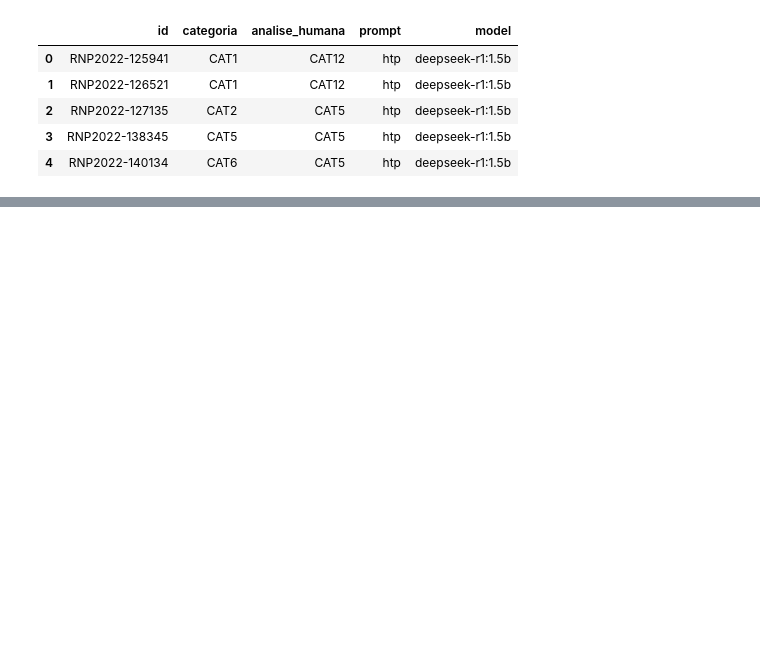
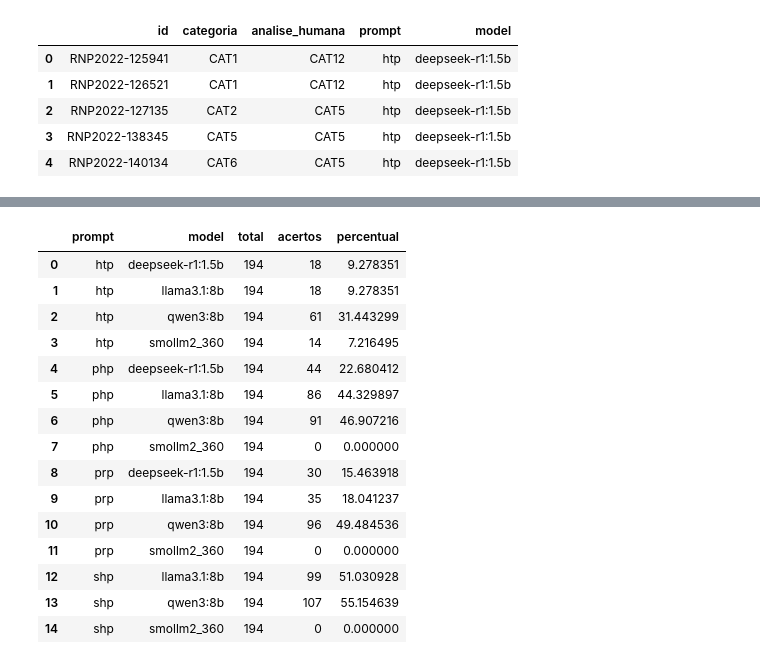
Before and after one commit to AILabs4All/FrameworkPE, a Jupyter notebook: teste_.ipynb, the cells around one changed output, grey strips where cells are left out. Saved outputs shown, nothing was run; the diff lists cells and outputs as text; code cells hidden in the pictures; blank space fills up the shorter version.

```diff
--- a/teste_.ipynb
+++ b/teste_.ipynb
@@ -379,0 +459,19 @@ df_final
+# %%
+resultado
+# %% [output]
+|  | prompt | model | total | acertos | percentual |
+| 0 | htp | deepseek-r1:1.5b | 194 | 18 | 9.278351 |
+| 1 | htp | llama3.1:8b | 194 | 18 | 9.278351 |
+| 2 | htp | qwen3:8b | 194 | 61 | 31.443299 |
+| 3 | htp | smollm2_360 | 194 | 14 | 7.216495 |
+| 4 | php | deepseek-r1:1.5b | 194 | 44 | 22.680412 |
+| 5 | php | llama3.1:8b | 194 | 86 | 44.329897 |
+| 6 | php | qwen3:8b | 194 | 91 | 46.907216 |
+| 7 | php | smollm2_360 | 194 | 0 | 0.000000 |
+| 8 | prp | deepseek-r1:1.5b | 194 | 30 | 15.463918 |
+| 9 | prp | llama3.1:8b | 194 | 35 | 18.041237 |
+| 10 | prp | qwen3:8b | 194 | 96 | 49.484536 |
+| 11 | prp | smollm2_360 | 194 | 0 | 0.000000 |
+| 12 | shp | llama3.1:8b | 194 | 99 | 51.030928 |
+| 13 | shp | qwen3:8b | 194 | 107 | 55.154639 |
+| 14 | shp | smollm2_360 | 194 | 0 | 0.000000 |
```
Also changed, not shown: parts of 14 cells of this notebook, 5 other files.
